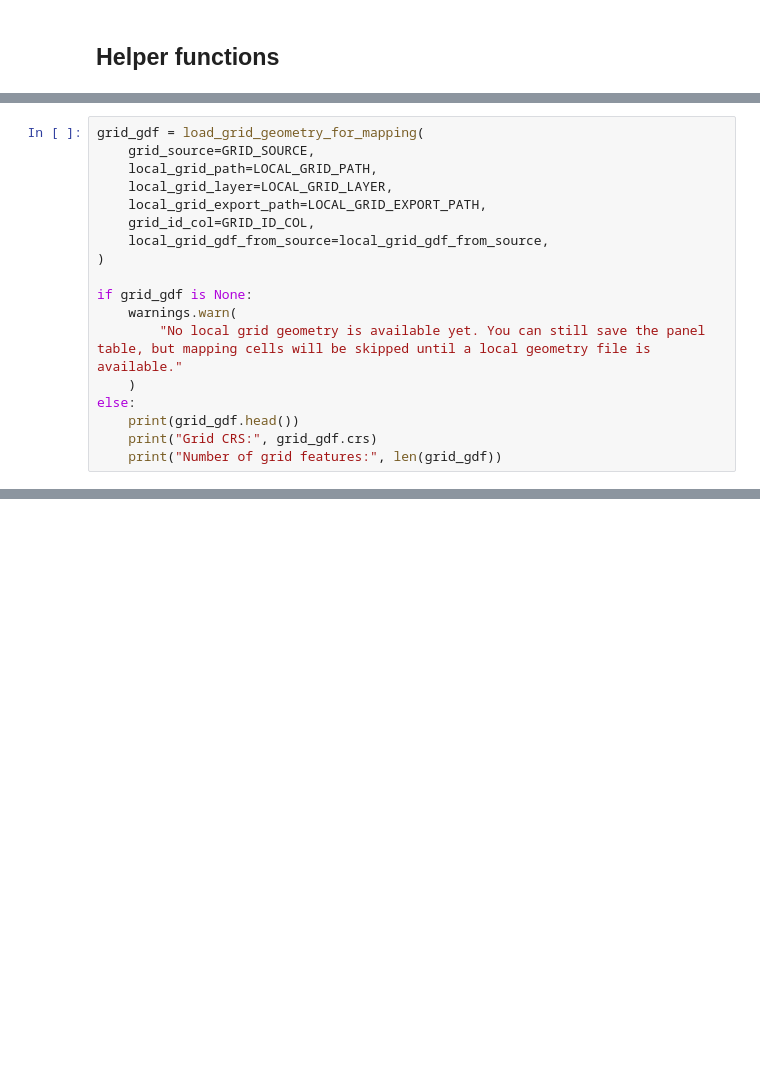
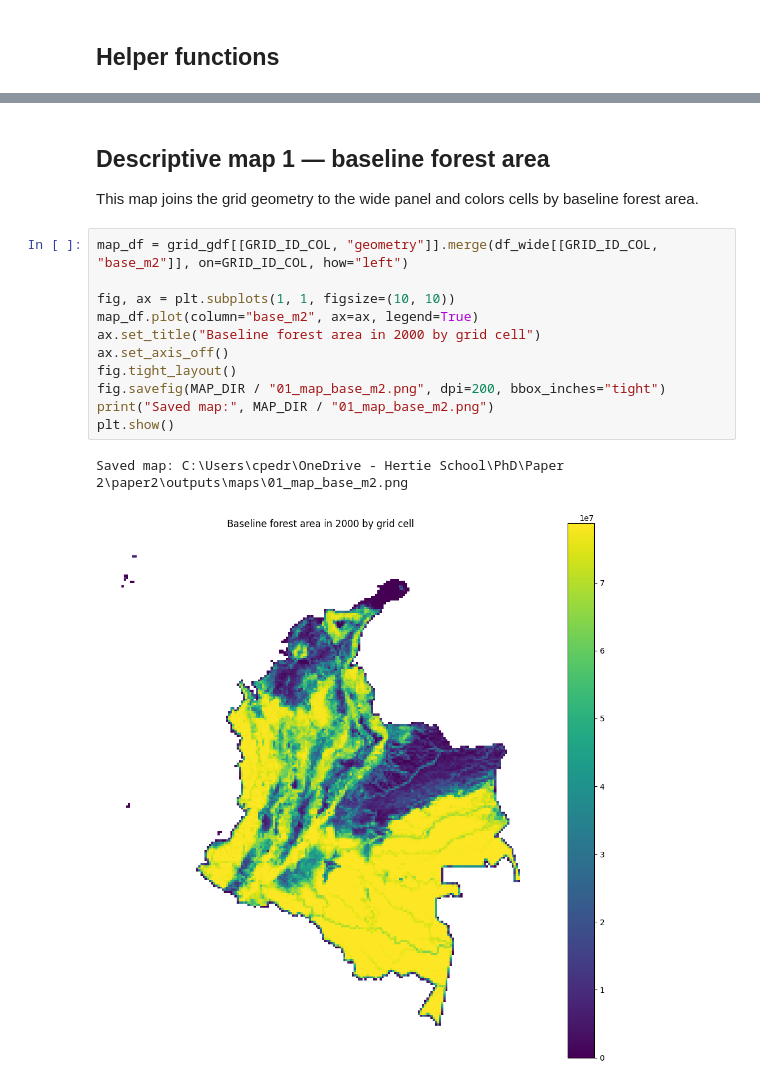
Before and after one commit to cpj97/paper2, a Jupyter notebook: notebooks/01_build_grid_panel.ipynb, the cells around one changed output, grey strips where cells are left out. Cells and saved outputs as stored; diff of their text form; blank space fills up the shorter version.

```diff
--- a/notebooks/01_build_grid_panel.ipynb
+++ b/notebooks/01_build_grid_panel.ipynb
@@ -545,18 +273,0 @@ The notebook first tries to use a local copy that was already available. If that
-# %%
-grid_gdf = load_grid_geometry_for_mapping(
-    grid_source=GRID_SOURCE,
-    local_grid_path=LOCAL_GRID_PATH,
-    local_grid_layer=LOCAL_GRID_LAYER,
-    local_grid_export_path=LOCAL_GRID_EXPORT_PATH,
-    grid_id_col=GRID_ID_COL,
-    local_grid_gdf_from_source=local_grid_gdf_from_source,
-)
-
-if grid_gdf is None:
-    warnings.warn(
-        "No local grid geometry is available yet. You can still save the panel table, but mapping cells will be skipped until a local geometry file is available."
-    )
-else:
-    print(grid_gdf.head())
-    print("Grid CRS:", grid_gdf.crs)
-    print("Number of grid features:", len(grid_gdf))
@@ -653,0 +1466,18 @@ Notebook 02 will define treatment timing, first treatment year, cohorts, and eve
+# %% [markdown]
+## Descriptive map 1 — baseline forest area
+
+This map joins the grid geometry to the wide panel and colors cells by baseline forest area.
+# %%
+map_df = grid_gdf[[GRID_ID_COL, "geometry"]].merge(df_wide[[GRID_ID_COL, "base_m2"]], on=GRID_ID_COL, how="left")
+
+fig, ax = plt.subplots(1, 1, figsize=(10, 10))
+map_df.plot(column="base_m2", ax=ax, legend=True)
+ax.set_title("Baseline forest area in 2000 by grid cell")
+ax.set_axis_off()
+fig.tight_layout()
+fig.savefig(MAP_DIR / "01_map_base_m2.png", dpi=200, bbox_inches="tight")
+print("Saved map:", MAP_DIR / "01_map_base_m2.png")
+plt.show()
+# %% [output]
+Saved map: C:\Users\cpedr\OneDrive - Hertie School\PhD\Paper 2\paper2\outputs\maps\01_map_base_m2.png
+[figure, added]
```
Also changed, not shown: parts of 87 cells of this notebook, 12 other files.
